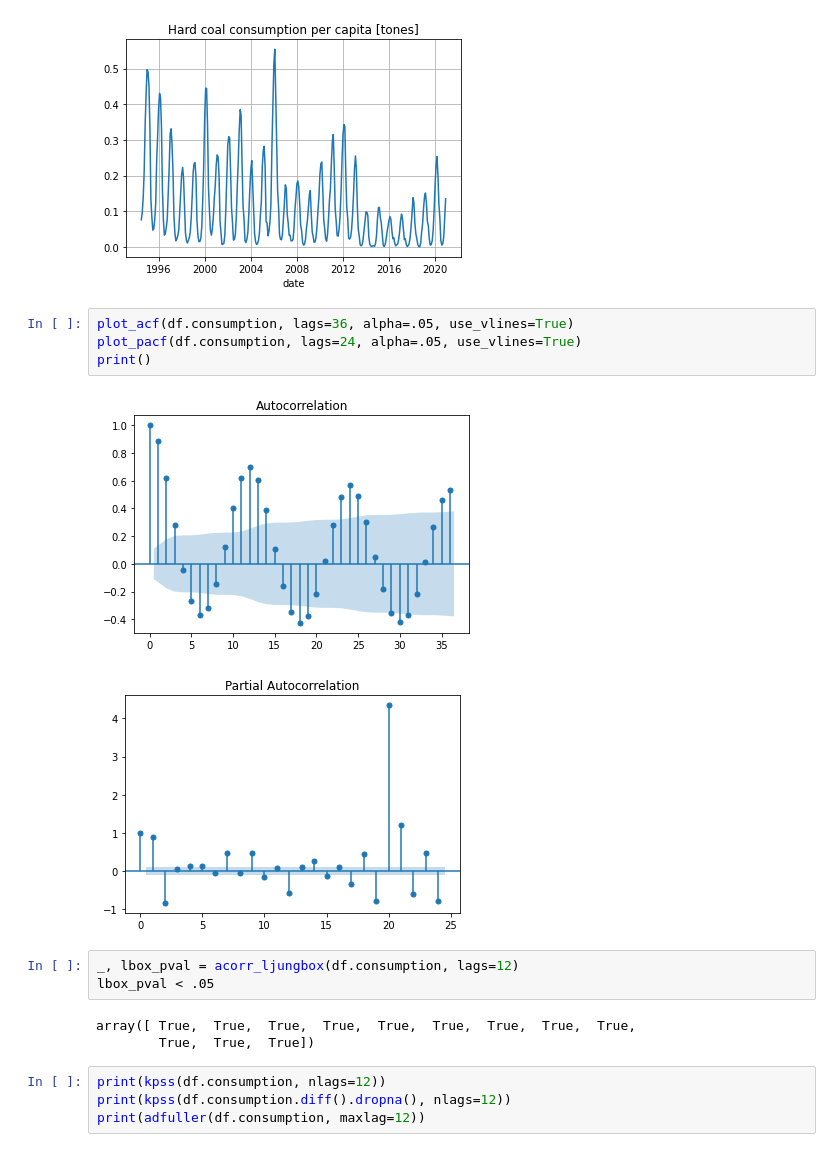
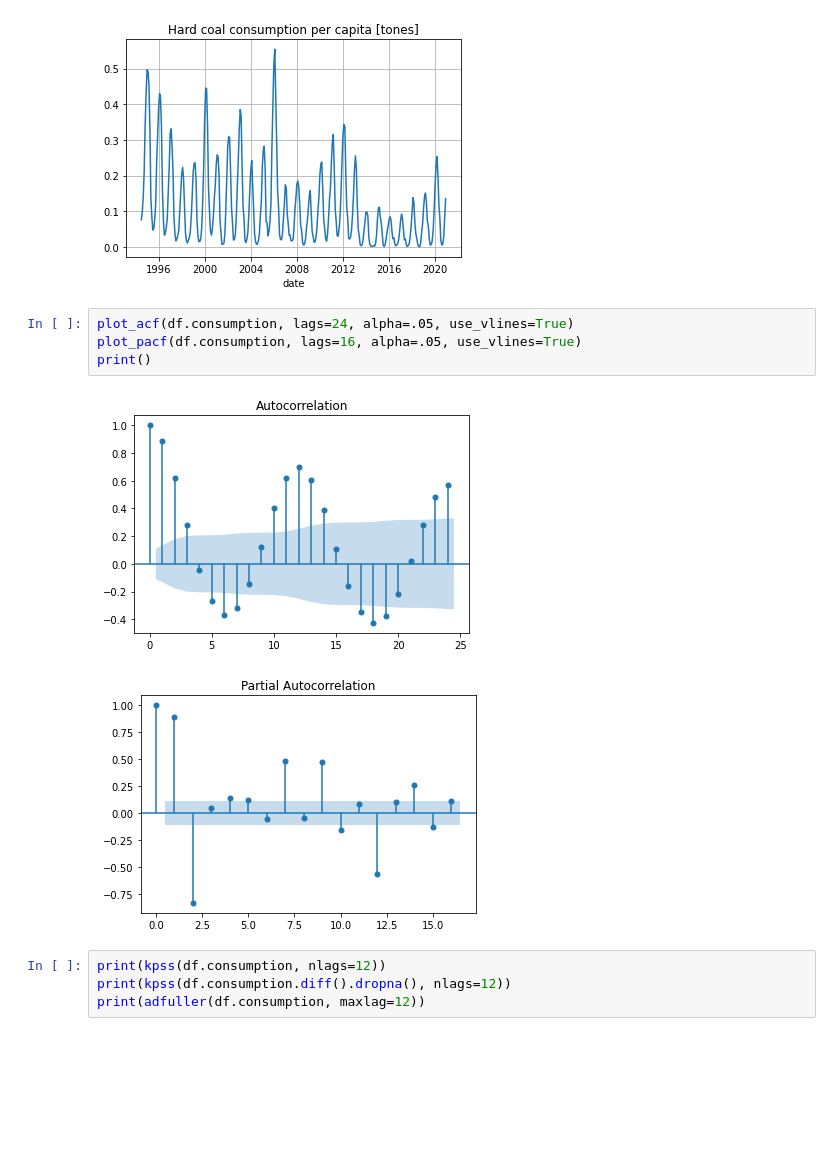
Before and after one commit to jcierocki/INGModellingContest, a Jupyter notebook: notebooks/task1.ipynb, the cells around one changed output. Cells and saved outputs as stored; diff of their text form; blank space fills up the shorter version.

```diff
--- a/notebooks/task1.ipynb
+++ b/notebooks/task1.ipynb
@@ -36,18 +36,12 @@ df.plot(x = "date", legend = False, title = "Hard coal consumption per capita [t
 <AxesSubplot:title={'center':'Hard coal consumption per capita [tones]'}, xlabel='date'>
 [figure]
 # %%
-plot_acf(df.consumption, lags=36, alpha=.05, use_vlines=True)
-plot_pacf(df.consumption, lags=24, alpha=.05, use_vlines=True)
+plot_acf(df.consumption, lags=24, alpha=.05, use_vlines=True)
+plot_pacf(df.consumption, lags=16, alpha=.05, use_vlines=True)
 print()
 # %% [output]
-[figure, old version]
+[figure, new version]
-[figure, old version]
+[figure, new version]
-# %%
-_, lbox_pval = acorr_ljungbox(df.consumption, lags=12)
-lbox_pval < .05
-# %% [output]
-array([ True,  True,  True,  True,  True,  True,  True,  True,  True,
-        True,  True,  True])
 # %%
 print(kpss(df.consumption, nlags=12))
 print(kpss(df.consumption.diff().dropna(), nlags=12))
```
Also changed, not shown: parts of 16 cells of this notebook, 1 other file.
